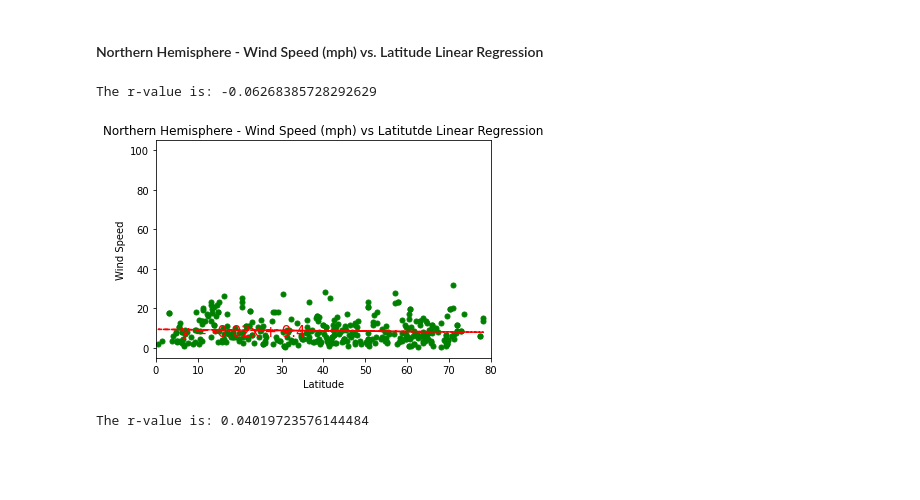
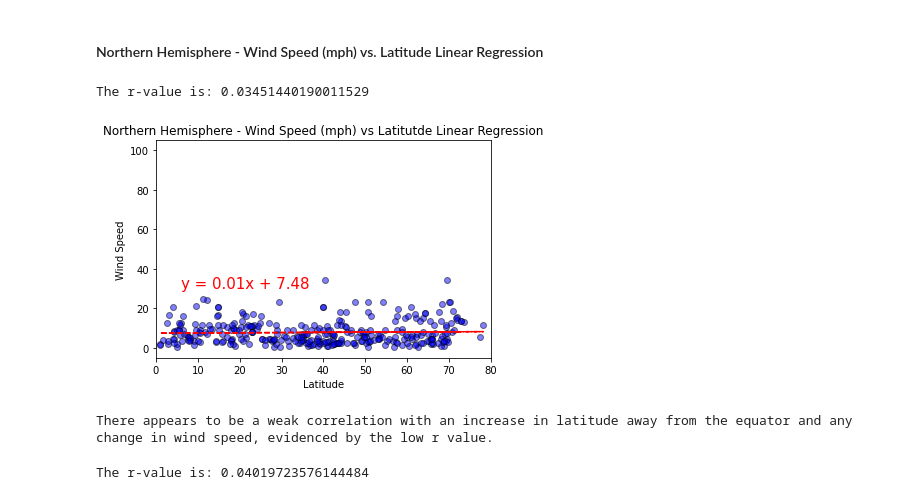
Before and after one commit to welanc/python-api-challenge, a Jupyter notebook: WeatherPy/WeatherPy.ipynb, the cells around one changed output. Cells and saved outputs as stored; diff of their text form; code cells hidden in the pictures; blank space fills up the shorter version.

```diff
--- a/WeatherPy/WeatherPy.ipynb
+++ b/WeatherPy/WeatherPy.ipynb
@@ -282,8 +287,9 @@ Name: Lat, Length: 360, dtype: float64
 # %% [markdown]
 ## Latitude vs. Temperature Plot
 # %%
+# define function to run all scatter plots comparing latitude to various criteria
 def scatter_plot(x_axis, y_axis, x_lab, y_lab, x_lim_0, x_lim_1, y_lim_0, y_lim_1, chart_title):
-    plt.plot(x_axis, y_axis, "go", markersize=5)
+    plt.scatter(x_axis, y_axis, marker="o", facecolors="blue", edgecolors="black", alpha=0.5)
     plt.xlabel(x_lab)
     plt.ylabel(y_lab)
     plt.xlim(x_lim_0, x_lim_1)
@@ -292,6 +298,7 @@ def scatter_plot(x_axis, y_axis, x_lab, y_lab, x_lim_0, x_lim_1, y_lim_0, y_lim_
 
     return x_axis, y_axis, x_lab, y_lab, x_lim_0, x_lim_1, y_lim_0, y_lim_1, chart_title
 
+# DataFrame series set as variables used for above function
 lat_plot = clean_df.Lat
 temp_plot = clean_df["Max Temp"]
 humid_plot = clean_df.Humidity
@@ -348,7 +391,8 @@ plt.show()
 # %% [markdown]
 ####  Northern Hemisphere - Max Temp vs. Latitude Linear Regression
 # %%
-def linear_reg_north(x_series, y_series, x_label_lr, y_label_lr, x_lim_0_lr, x_lim_1_lr, y_lim_0_lr, y_lim_1_lr,chart_title_lr):
+# define function to run all Northern Hemisphere scatter plots and finding linear regression of latitude to various criteria
+def linear_reg_north(x_series, y_series, x_label_lr, y_label_lr, x_lim_0_lr, x_lim_1_lr, y_lim_0_lr, y_lim_1_lr,chart_title_lr,lex,ley):
     x_lr = clean_df.loc[clean_df[x_series]>=0,:][x_series]
     y_lr = clean_df.loc[clean_df[x_series]>=0,:][y_series]
 
@@ -362,7 +406,7 @@ def linear_reg_north(x_series, y_series, x_label_lr, y_label_lr, x_lim_0_lr, x_l
     # create linear regression on scatter plot and annotate
     plt.plot(x_lr,cities_fit,"--",color="red")
     line_eq = "y = " + str(round(cities_slope,2)) + "x + " + str(round(cities_int,2))
-    plt.annotate(line_eq,(6,6),fontsize=15,color="red")
+    plt.annotate(line_eq,(lex,ley),fontsize=15,color="red")
 
     return cities_slope, cities_int, cities_r, cities_p, cities_std_err, cities_fit
 # %%
@@ -468,12 +567,21 @@ The r-value is: 0.0035263772085582894
 # %% [markdown]
 ####  Northern Hemisphere - Wind Speed (mph) vs. Latitude Linear Regression
 # %%
-wind_ln_n = linear_reg_north("Lat", "Wind Speed", "Latitude", "Wind Speed", 0, 80, -5, 105, "Northern Hemisphere - Wind Speed (mph) vs Latitutde Linear Regression")
+# plot a scatter plot comparing Northern Hemisphere Latitude to Wind Speed
+wind_ln_n = linear_reg_north("Lat", "Wind Speed", "Latitude", "Wind Speed", 0, 80, -5, 105, "Northern Hemisphere - Wind Speed (mph) vs Latitutde Linear Regression", 6,30)
 print(f"The r-value is: {wind_ln_n[2]}")
+
+# export .png
+plt.savefig("../output_data/Fig11.png")
+
 plt.show()
+
+# print analysis
+print(f"There appears to be a weak correlation with an increase in latitude away from the equator and any change in wind speed, evidenced by the low r value.")
 # %% [output]
-The r-value is: -0.06268385728292629
+The r-value is: 0.03451440190011529
-[figure, old version]
+[figure, new version]
+There appears to be a weak correlation with an increase in latitude away from the equator and any change in wind speed, evidenced by the low r value.
 # %%
 # original output for reference
 # %% [output]
```
Also changed, not shown: parts of 28 cells of this notebook, 15 other files.
